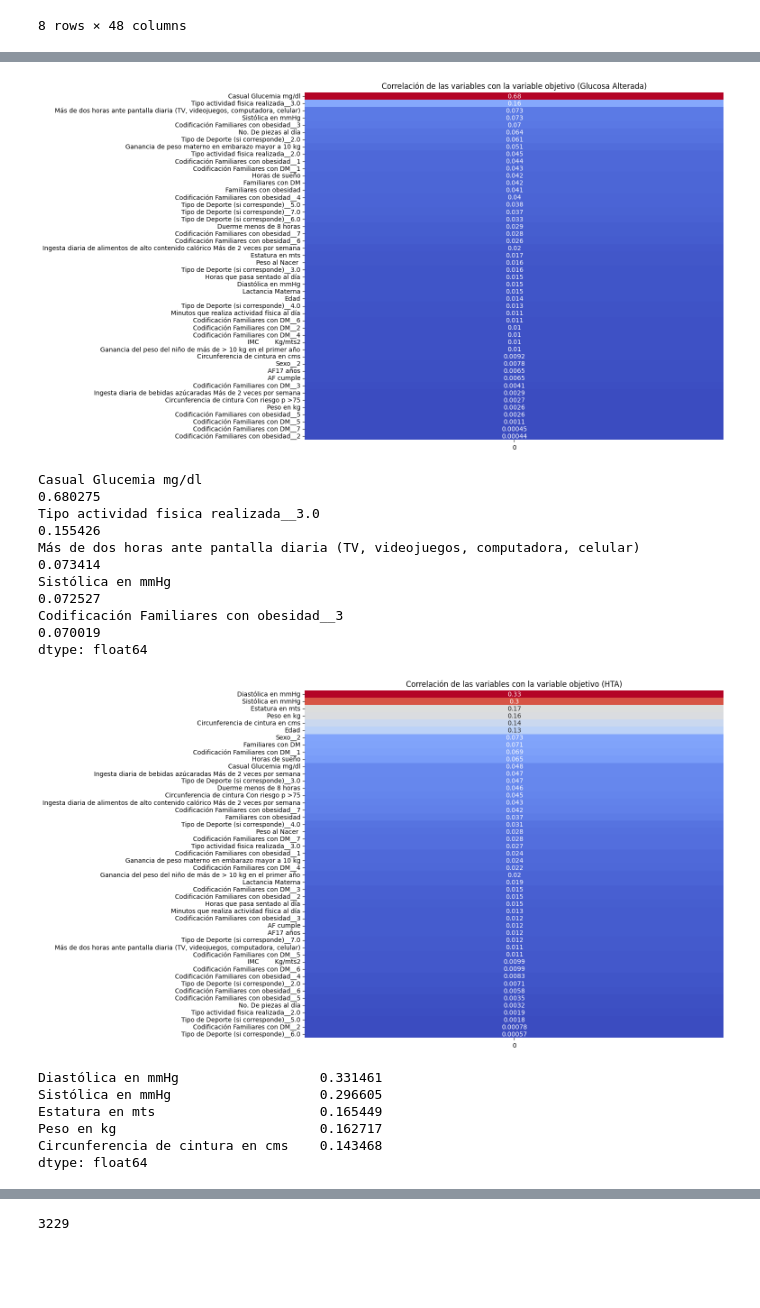
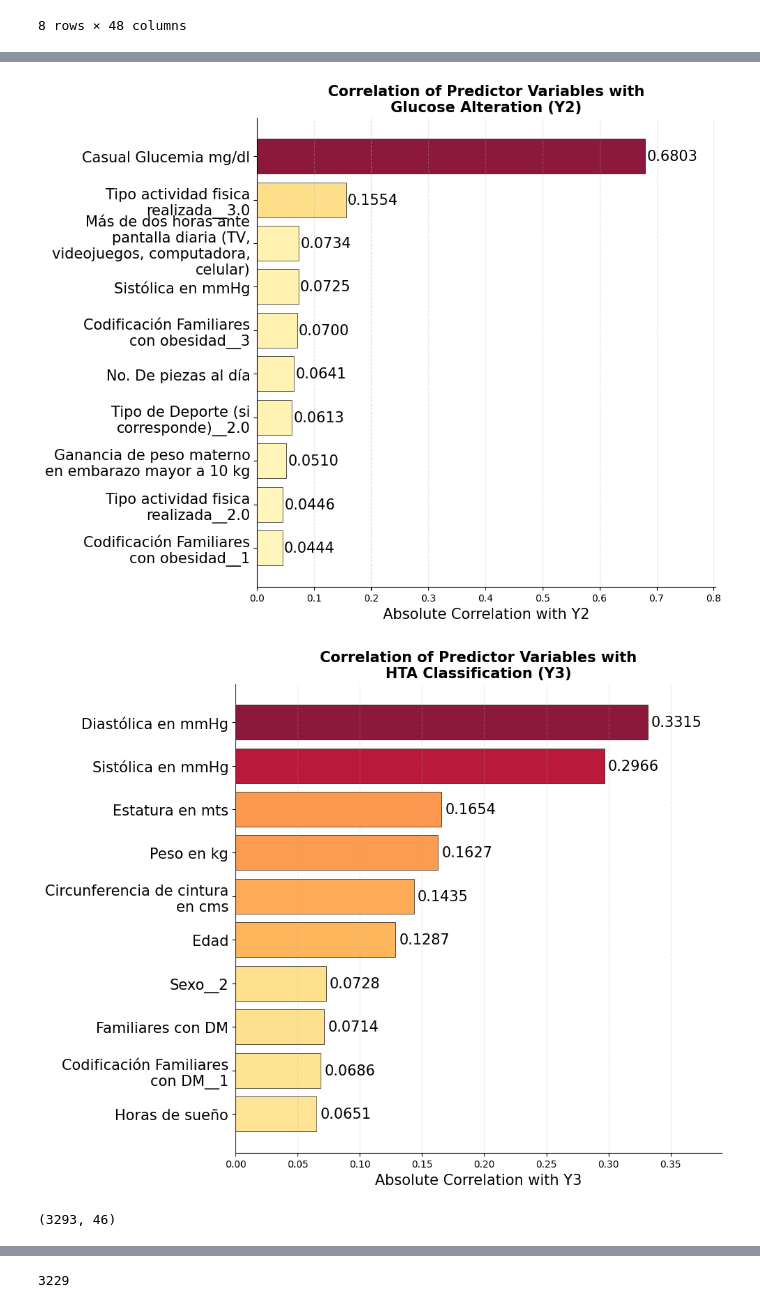
Before and after one commit to LuisCarlosAlvaradoG/Detection_of_Pediatric_Cardiometabolic_Diseases_Using_Machine_Learning_Techniques, a Jupyter notebook: Tecnical_Development.ipynb, the cells around one changed output, grey strips where cells are left out. Drawn from its saved outputs; the diff is of its cells as text; code cells hidden in the pictures; blank space fills up the shorter version.

```diff
--- a/Tecnical_Development.ipynb
+++ b/Tecnical_Development.ipynb
@@ -110,5 +70,5 @@ data = data[data['AF17 años'] != 2]
 # %%
-X = data.drop(['Apellidos y Nombre(s)','IMC OMS Clasificación','Alteración','Clasificación HTA','Bajo peso < -2 DE','Normal ≥ -2 a ≤ +1 DE', 'Sobrepeso >+1 a ≤+2 DE', 'Obesidad >+2 DE','Estatura en cm', 'AF 18 años', 'HTA Niñas', 'HTA niños', 'HTA adolescentes', 'HTA adultos', 'Mililitros al día', 'Resultado Porcentaje de Grasa Corporal', 'Diabetes'], axis = 1)
+X = data.drop(['IMC OMS Clasificación','Alteración','Clasificación HTA','Bajo peso < -2 DE','Normal ≥ -2 a ≤ +1 DE', 'Sobrepeso >+1 a ≤+2 DE', 'Obesidad >+2 DE','Estatura en cm', 'AF 18 años', 'HTA Niñas', 'HTA niños', 'HTA adolescentes', 'HTA adultos', 'Mililitros al día', 'Resultado Porcentaje de Grasa Corporal', 'Diabetes'], axis = 1)
 Y1 = data["IMC OMS Clasificación"]
 Y2 = data["Alteración"]
 Y3 = data["Clasificación HTA"]
@@ -301,34 +183,56 @@ dtype: float64
 # %%
-plt.figure(figsize=(12,10))
-correlation_matrix = X.corrwith(Y2).abs().sort_values(ascending=False)
-sns.heatmap(correlation_matrix.to_frame(), annot=True, cmap='coolwarm', cbar=False)
-plt.title('Correlación de las variables con la variable objetivo (Glucosa Alterada)')
+fig, ax = plt.subplots(figsize=(10, 8))
+correlation_matrix = X.corrwith(Y2).abs().sort_values(ascending=False).dropna()[0:10]
+cmap = plt.cm.get_cmap('YlOrRd')
+colors = [cmap(v / correlation_matrix.max()) for v in correlation_matrix.values]
+ax.barh(range(len(correlation_matrix)), correlation_matrix.values,
+        color=colors, edgecolor='black', linewidth=0.5, alpha=0.9)
+ax.set_yticks(range(len(correlation_matrix)))
+
+wrapped_labels = [textwrap.fill(label, width=25) for label in correlation_matrix.index]
+ax.set_yticklabels(wrapped_labels, fontsize=15)
+
+ax.set_xlabel("Absolute Correlation with Y2", fontsize=15)
+ax.set_title("Correlation of Predictor Variables with\nGlucose Alteration (Y2)", fontsize=15, fontweight='bold')
+ax.grid(axis='x', linestyle='--', alpha=0.35)
+ax.set_xlim(0, correlation_matrix.max() * 1.18)
+for i, v in enumerate(correlation_matrix.values):
+    ax.text(v + 0.003, i, f'{v:.4f}', va='center', fontsize=15)
+for spine in ('top', 'right'):
+    ax.spines[spine].set_visible(False)
+ax.invert_yaxis()
+plt.tight_layout()
+plt.savefig("correlacion_Y2.png", dpi=150, bbox_inches='tight')
 plt.show()
 # %% [output]
-[figure, old version]
+[figure, new version]
-# %%
-correlation_matrix.head()
-# %% [output]
-Casual Glucemia mg/dl                                                            0.680275
-Tipo actividad fisica realizada__3.0                                             0.155426
-Más de dos horas ante pantalla diaria (TV, videojuegos, computadora, celular)    0.073414
-Sistólica en mmHg                                                                0.072527
-Codificación Familiares con obesidad__3                                          0.070019
-dtype: float64
 # %%
-plt.figure(figsize=(12,10))
-correlation_matrix = X.corrwith(Y3).abs().sort_values(ascending=False)
-sns.heatmap(correlation_matrix.to_frame(), annot=True, cmap='coolwarm', cbar=False)
-plt.title('Correlación de las variables con la variable objetivo (HTA)')
+fig, ax = plt.subplots(figsize=(10, 8))
+correlation_matrix = X.corrwith(Y3).abs().sort_values(ascending=False).dropna()[0:10]
+cmap = plt.cm.get_cmap('YlOrRd')
+colors = [cmap(v / correlation_matrix.max()) for v in correlation_matrix.values]
+ax.barh(range(len(correlation_matrix)), correlation_matrix.values,
+        color=colors, edgecolor='black', linewidth=0.5, alpha=0.9)
+ax.set_yticks(range(len(correlation_matrix)))
+
+wrapped_labels = [textwrap.fill(label, width=25) for label in correlation_matrix.index]
+ax.set_yticklabels(wrapped_labels, fontsize=15)
+
+ax.set_xlabel("Absolute Correlation with Y3", fontsize=15)
+ax.set_title("Correlation of Predictor Variables with\nHTA Classification (Y3)", fontsize=15, fontweight='bold')
+ax.grid(axis='x', linestyle='--', alpha=0.35)
+ax.set_xlim(0, correlation_matrix.max() * 1.18)
+for i, v in enumerate(correlation_matrix.values):
+    ax.text(v + 0.003, i, f'{v:.4f}', va='center', fontsize=15)
+for spine in ('top', 'right'):
+    ax.spines[spine].set_visible(False)
+ax.invert_yaxis()
+plt.tight_layout()
+plt.savefig("correlacion_Y3.png", dpi=150, bbox_inches='tight')
 plt.show()
 # %% [output]
-[figure, old version]
+[figure, new version]
-# %%
-correlation_matrix.head()
-# %% [output]
-Diastólica en mmHg                  0.331461
-Sistólica en mmHg                   0.296605
-Estatura en mts                     0.165449
-Peso en kg                          0.162717
-Circunferencia de cintura en cms    0.143468
-dtype: float64
+# %%
+data.shape
+# %% [output]
+(3293, 46)
```
Also changed, not shown: parts of 79 cells of this notebook, 5 other files.
